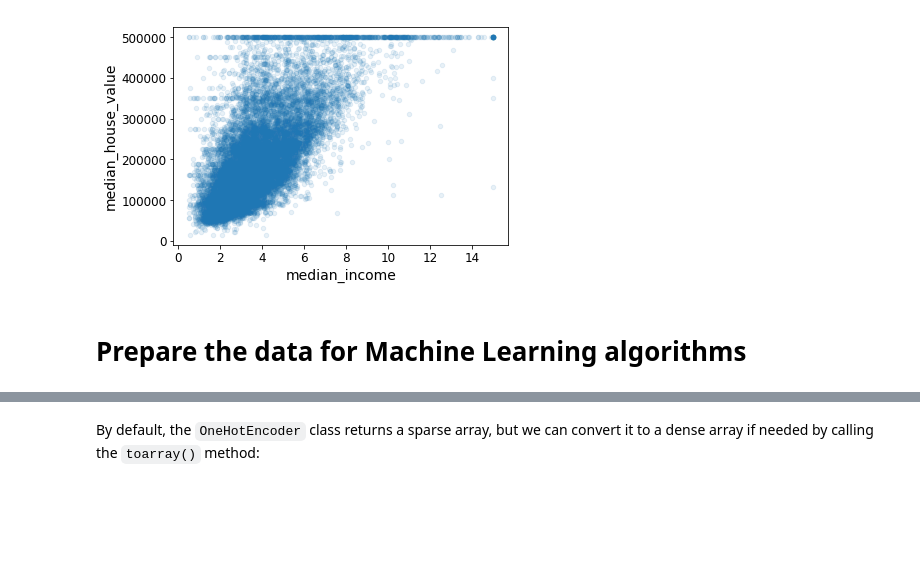
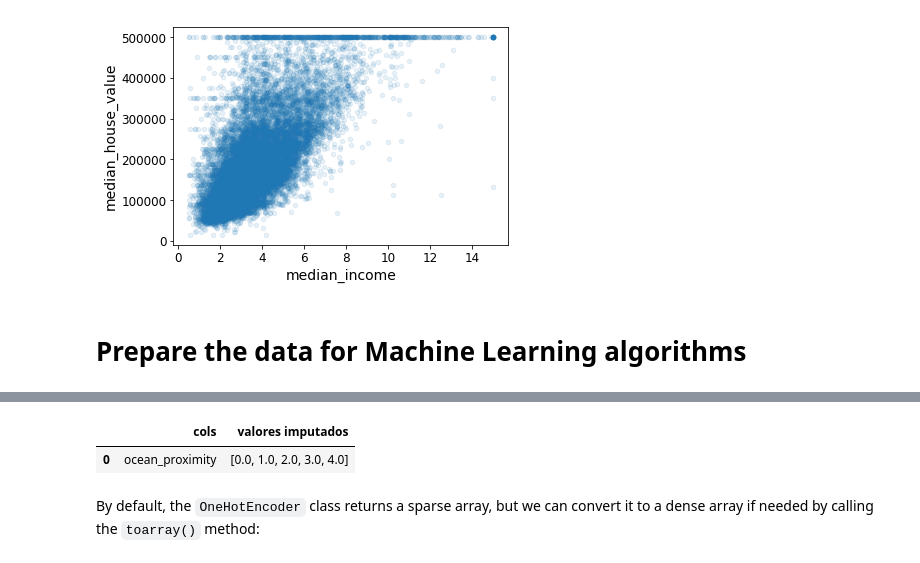
Before and after one commit to viggiano75/hands_on_ml, a Jupyter notebook: 02_end_to_end_machine_learning_project.ipynb, the cells around one changed output, grey strips where cells are left out. Cells and saved outputs as stored; diff of their text form; code cells hidden in the pictures; blank space fills up the shorter version.

```diff
--- a/02_end_to_end_machine_learning_project.ipynb
+++ b/02_end_to_end_machine_learning_project.ipynb
@@ -355,3 +353,15 @@ ordinal_encoder.categories_
+# %%
+# substituir pelo catenconder
+from sklearn.preprocessing import OrdinalEncoder
+
+ordinal_encoder = OrdinalEncoder()
+X_train[cols_cat] = ordinal_encoder.fit_transform(X_train[cols_cat])
+
+pd.DataFrame({"cols" : cols_cat,
+              "valores imputados" : ordinal_encoder.categories_})
+# %% [output]
+|  | cols | valores imputados |
+| 0 | ocean_proximity | [0.0, 1.0, 2.0, 3.0, 4.0] |
 # %%
 from sklearn.preprocessing import OneHotEncoder
 
```
Also changed, not shown: parts of 31 cells of this notebook.
